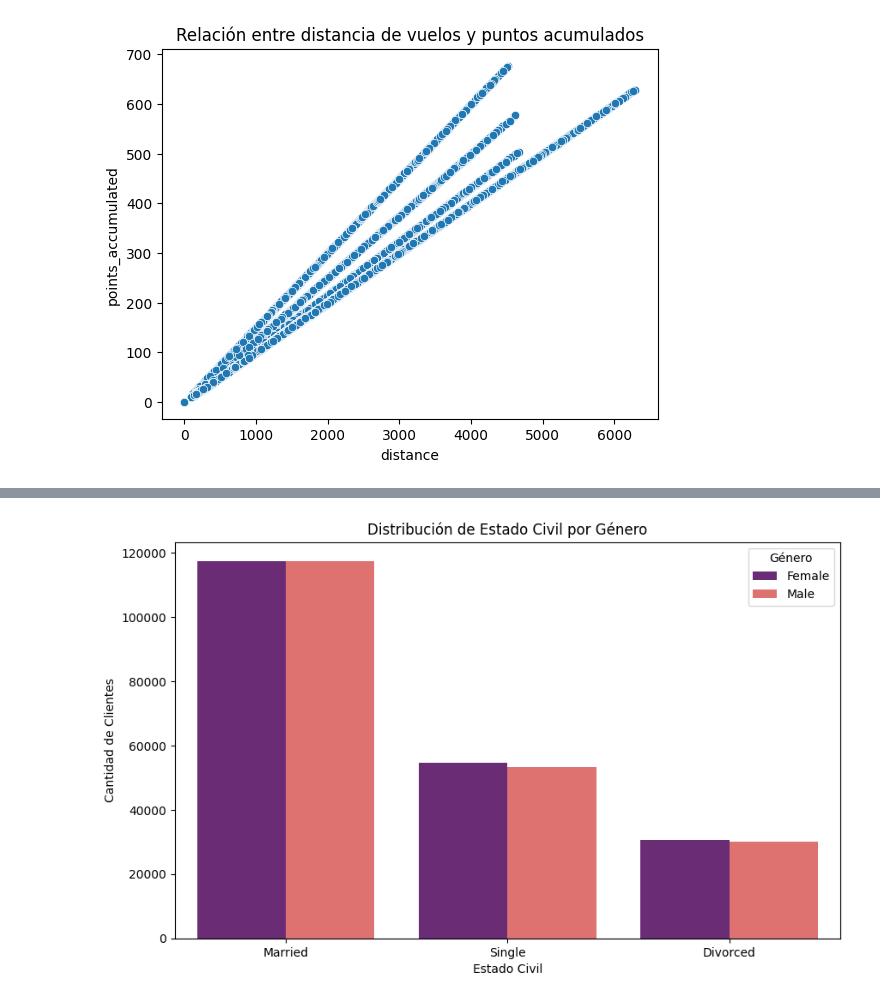
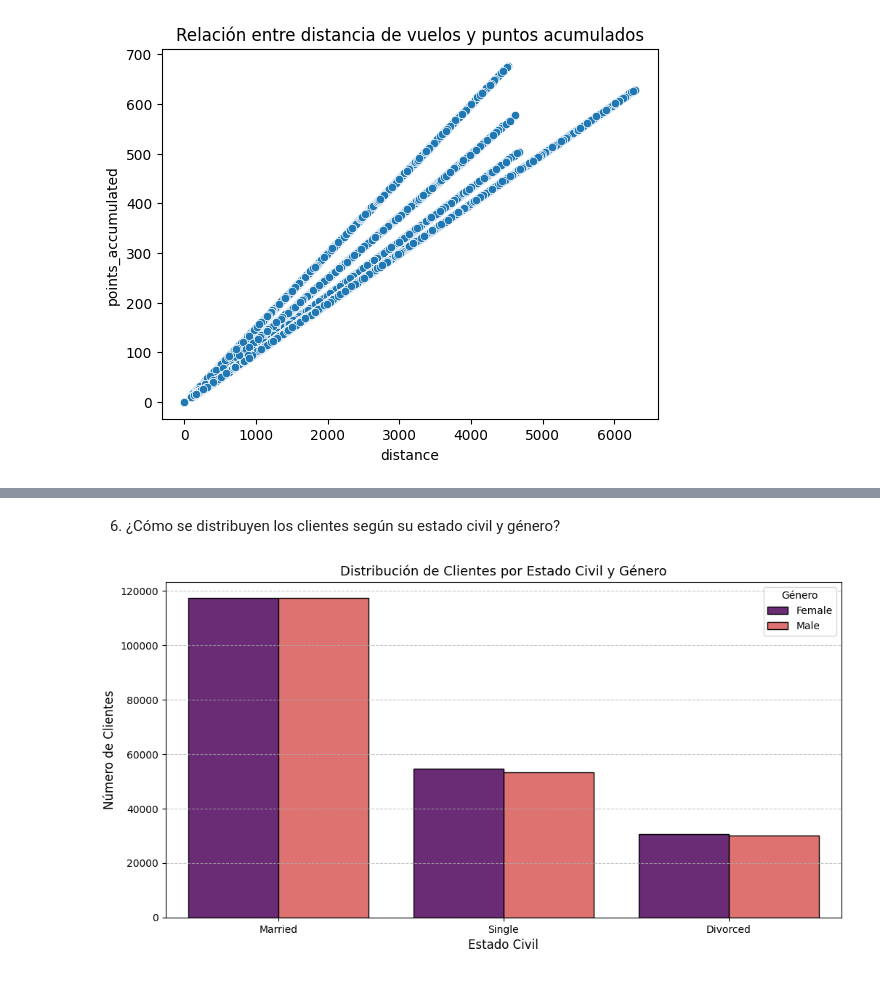
Before and after one commit to Adalab/bda-modulo-3-evaluacion-final-Eleonora1989, a Jupyter notebook: bbdd_flight_loyalty.ipynb, the cells around one changed output, grey strips where cells are left out. Saved outputs shown, nothing was run; the diff lists cells and outputs as text; code cells hidden in the pictures.

```diff
--- a/bbdd_flight_loyalty.ipynb
+++ b/bbdd_flight_loyalty.ipynb
@@ -631,13 +677,15 @@ recuento_marital_genero
+# %% [markdown]
+6. ¿Cómo se distribuyen los clientes según su estado civil y género?
 # %%
-# ¿Cómo se distribuyen los clientes según su estado civil y género?
+plt.figure(figsize=(12, 6))
 
-plt.figure(figsize=(10, 6))
-sns.countplot(data=df_unido, x='marital_status', hue='gender', palette='magma', )
+sns.countplot(data=df_unido, x='marital_status', hue='gender', palette='magma', edgecolor='black')
 
-plt.title('Distribución de Estado Civil por Género')
-plt.xlabel('Estado Civil')
-plt.ylabel('Cantidad de Clientes')
-plt.legend(title='Género')
+plt.title('Distribución de Clientes por Estado Civil y Género', fontsize=13)
+plt.xlabel('Estado Civil', fontsize=12)
+plt.ylabel('Número de Clientes', fontsize=12)
+plt.legend(title='Género', loc='upper right')
+plt.grid(axis='y', linestyle='--', alpha=0.7)
 plt.show();
 # %% [output]
-[figure, old version]
+[figure, new version]
```
Also changed, not shown: parts of 27 cells of this notebook, 1 other file.
